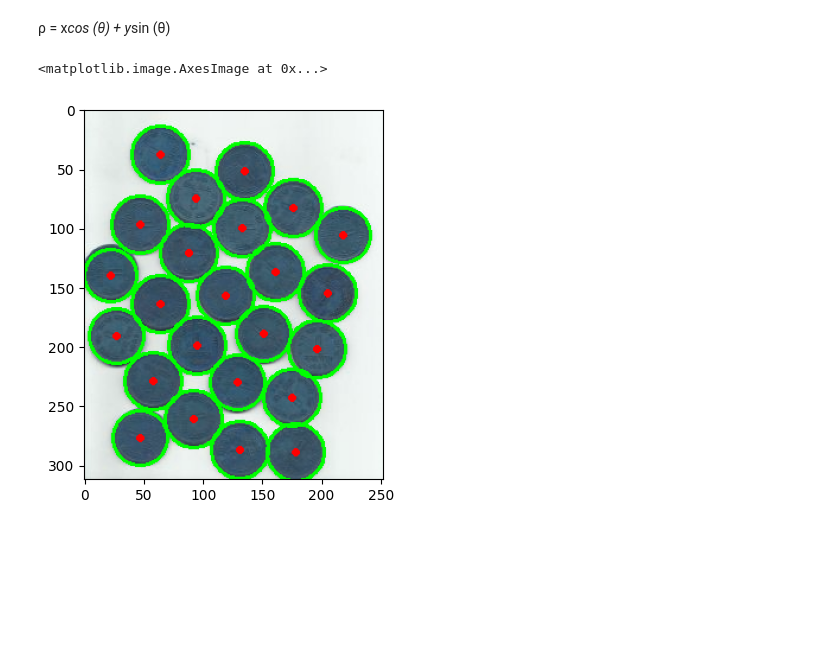
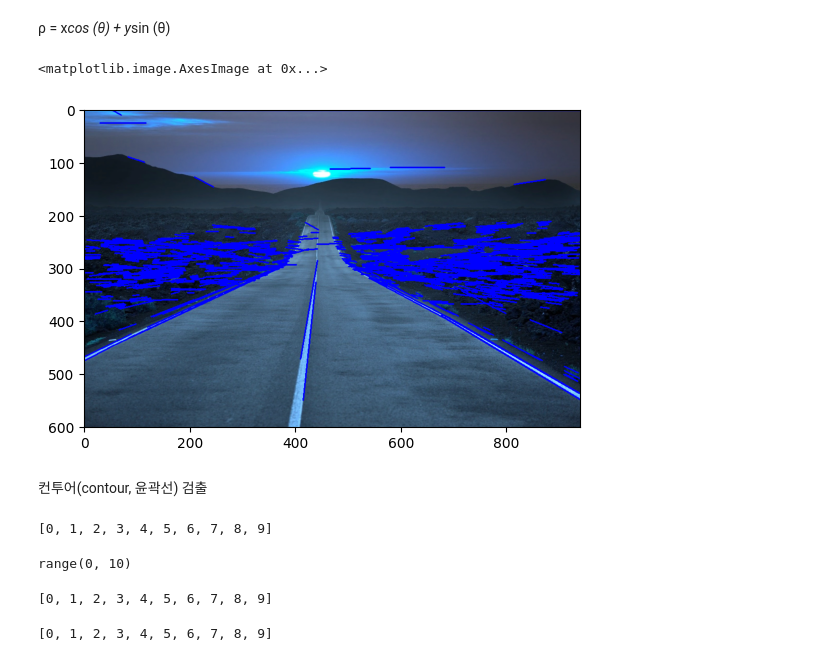
Before and after one commit to dabom10/rokey6, a Jupyter notebook: AI/application/3/(코드3)강의_6기_AI응용_3차시_03_이진화와 특징 검출.ipynb, the cells around one changed output. Saved outputs shown, nothing was run; the diff lists cells and outputs as text; code cells hidden in the pictures; blank space fills up the shorter version.

```diff
--- a/AI/application/3/(코드3)강의_6기_AI응용_3차시_03_이진화와 특징 검출.ipynb
+++ b/AI/application/3/(코드3)강의_6기_AI응용_3차시_03_이진화와 특징 검출.ipynb
@@ -364,41 +351,77 @@ array([[0, 0, 0, ..., 0, 0, 0],
 # %% [markdown]
 ρ = x*cos (θ) + y*sin (θ)
 # %%
+image = cv2.imread('/content/drive/MyDrive/rokey/AI/application/3/lines.png')
+
+#흑백 변환 -> 엣지 검출 -> 직선 검출
+gray = cv2.cvtColor(image, cv2.COLOR_BGR2GRAY)
+
+# 캐니 엣지 검출
+edges = cv2.Canny(gray, 50, 150)
+edges
+# 엣지 있으면 255(흰색), 없으면 0(검정색)
+
+
 # 확률적 허프 직선 검출(HoughLinesP) - edge가 아닌 contour 윤곽선 검출
 # >> 실제 길이 선분 형태로 반환(실무)
 # cf. cv2.HoughLinesP 무한 직선 형태
 # 곡선 ≈ 아주 많은 작은 직선들의 연결
 
 lines = cv2.HoughLinesP(edges,            # 엣지(윤곽선) 이미지 (대부분 canny에서 만듦)
-                        1,                # rho 해상도 : 거리 단위 해상도(몇 픽셀 간격으로 거리값을 살펴볼까? 1픽셀씩).
-                        np.pi/180,        # theta 해상도(각도): np.pi/180 = 0°, 1°, 2°, … 180° 방향으로 직선이 있는지 1도씩 검사하겠다.
+                        rho=1,                # rho 해상도 : 거리 단위 해상도(몇 픽셀 간격으로 거리값을 살펴볼까? 1픽셀씩).
+                        theta=np.pi/180,        # theta 해상도(각도): np.pi/180 = 0°, 1°, 2°, … 180° 방향으로 직선이 있는지 1도씩 검사하겠다.
                         threshold=100,    # 직선이라고 인정할 최소 투표 수
                         minLineLength=10, # 내가 검출하려는 직선의 최소 길이
                         maxLineGap=10)    # 끊겨 있어도 이어서 직선 취급할 최대 간격
 '''
 lines 반환값:(1, 4) 형태의 배열들이 N개. / 직선 조각들을 반환
 lines = [
     [[x1, y1, x2, y2]],
     [[x3, y3, x4, y4]],
     ...
 ]
 '''
 if lines is not None:
   for line in lines:
     x1, y1, x2, y2 = line[0]
     cv2.line(image, (x1,y1), (x2,y2), (0,0,255), 2)
 
 plt.imshow(image)
 
 # ρ(rho) : 원점(0,0)에서 직선까지의 거리 (1px 단위)
 # θ(theta) : 각도 단위(radian) / np.pi/180 = 1도(degree)
 # >> 각도 resolution이 크면, 직선 검출 정확도 떨어짐(상세하게 검사 안하니까)
 # threshold=100, # 직선으로 간주될 수 있는 최소값(최소 투표수)
 # >> 누적 투표수가 100 이상 되어야 선이라고 간주
 # >> 높이면 확실한 직선만 검출 (노이즈 적어짐, 놓치는 게 많아짐), 낮추면 작은 선들도 다 검출
 # minLineLength=10, # 내가 검출하려는 직선의 최소 길이 (길이가 10 px 미만 >> 무시)
 # maxLineGap=10, # 직선으로 간주되는 간격(직선 간격 허용)
 # >> 중간에 끊어져 있는 선이 있어요. 선들 간의 사이가 10 이하면 연결된 하나의 선으로 간주
 # %% [output]
 <matplotlib.image.AxesImage at 0x...>
-[figure, old version]
+[figure, new version]
+# %% [markdown]
+컨투어(contour, 윤곽선) 검출
+# %%
+# 리스트 컴프리헨션
+
+[x for x in range(10)]
+# %% [output]
+[0, 1, 2, 3, 4, 5, 6, 7, 8, 9]
+# %%
+range(10)
+# %% [output]
+range(0, 10)
+# %%
+list(range(10))
+# %% [output]
+[0, 1, 2, 3, 4, 5, 6, 7, 8, 9]
+# %%
+sample = []
+
+for i in range(10):
+  sample.append(i)
+
+print(sample)
+# %% [output]
+[0, 1, 2, 3, 4, 5, 6, 7, 8, 9]
```
Also changed, not shown: parts of 7 cells of this notebook, 6 other files.
